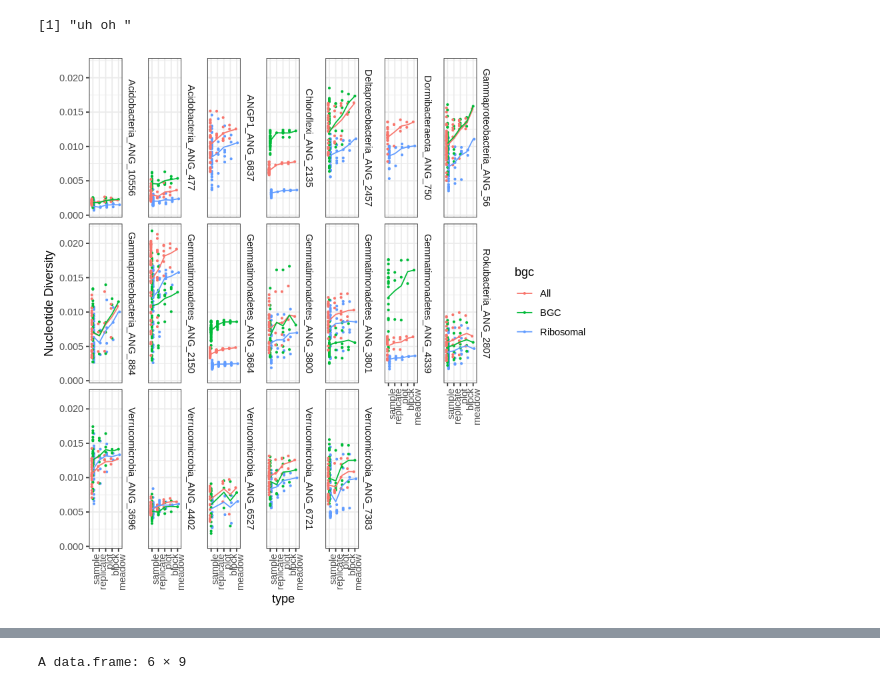
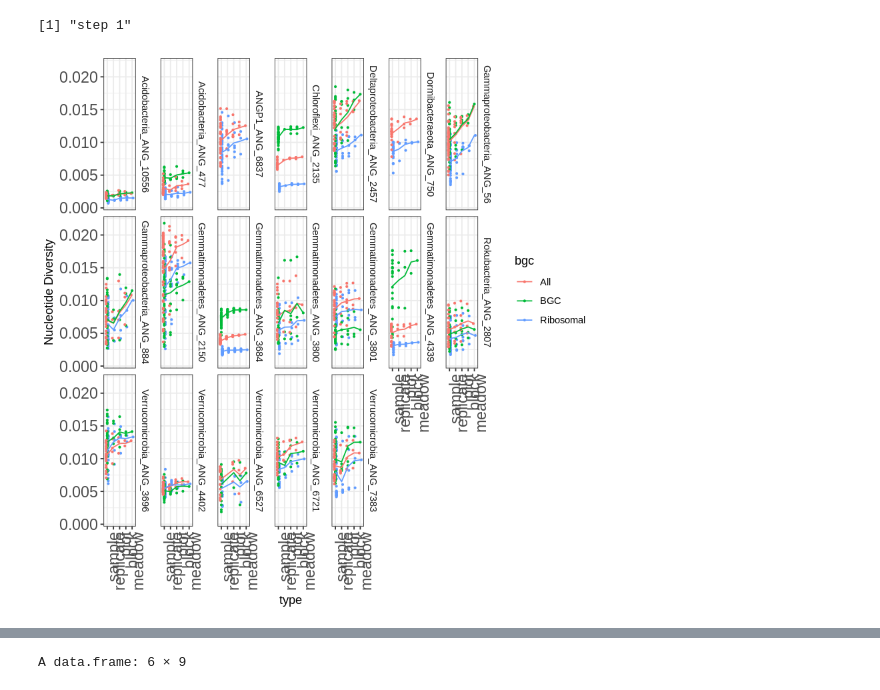
Before and after one commit to alexcritschristoph/soil_popgen, a Jupyter notebook: notebooks/Fig 3 - Nucleotide diversity.ipynb, the cells around one changed output, grey strips where cells are left out. Cells and saved outputs as stored; diff of their text form; code cells hidden in the pictures.

```diff
--- a/notebooks/Fig 3 - Nucleotide diversity.ipynb
+++ b/notebooks/Fig 3 - Nucleotide diversity.ipynb
@@ -19,23 +40,19 @@ files = Sys.glob("../data/nucleotide_diversity/*.tsv")
 
 i = 0;
 for (f in files){
-    r = read.csv(f, sep='\t')
+    d2 = read.csv(f, sep='\t')
 #     print(f)
     if (i > 0){
-        d = rbind(d,r)
+        d = rbind(d,d2)
     }
     else {
-        d = r
+        d = d2
         print("step 1")
     }
     i = i + 1
 }
 # %% [output]
-[1] "uh oh "
+[1] "step 1"
-# %%
-split_d = str_split_fixed(d$sample, ":", 2)
-d$genome = split_d[,1]
-d$sample = split_d[,2]
 # %%
 ## separate by type
 d$type = 'sample'
@@ -62,15 +79,17 @@ data_named$type <- factor(data_named$type, levels = type_levels)
 # %%
 # pdf(file='Fig3b.pdf', width=12, height=8)
 ggplot(data = data_named, aes(y=mean, x=type, group = bgc, color=bgc)) +
     geom_point(size = 0.5, position=position_dodge(width=0.5)) +
     theme_bw() + theme(strip.background = element_blank(),
   strip.text.x = element_blank()) +
  stat_summary(geom = "line", fun.y = mean, )+facet_wrap(~new, nrow=3, strip.position = 'right') +
 ylab("Nucleotide Diversity") +
-theme(axis.text.x = element_text(angle = 90, hjust = 1))
+theme(axis.text.x = element_text(size = 14, angle = 90, hjust = 1)) +
+theme(axis.text.y = element_text(size = 14))
+
 # dev.off()
 # %% [output]
-[figure, old version]
+[figure, new version]
 # %%
 # pdf(file = 'Fig3a.pdf')
 total = d[which(d$type == 'meadow'),]
```
Also changed, not shown: parts of 16 cells of this notebook, 58 other files.
